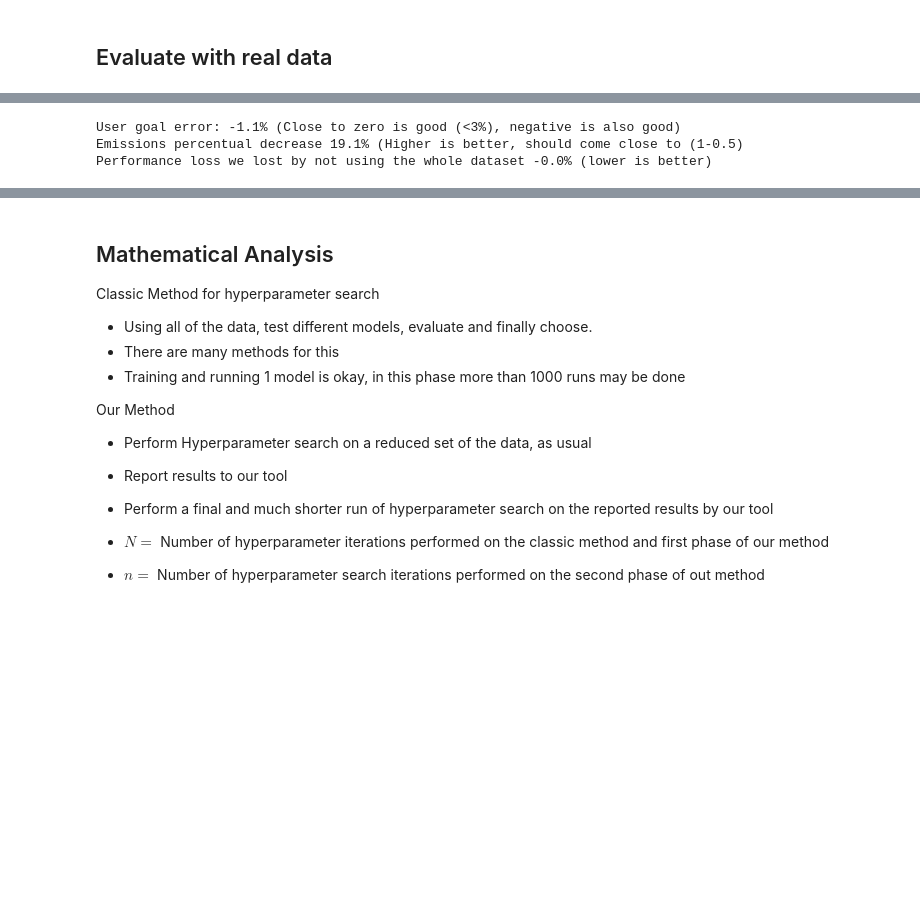
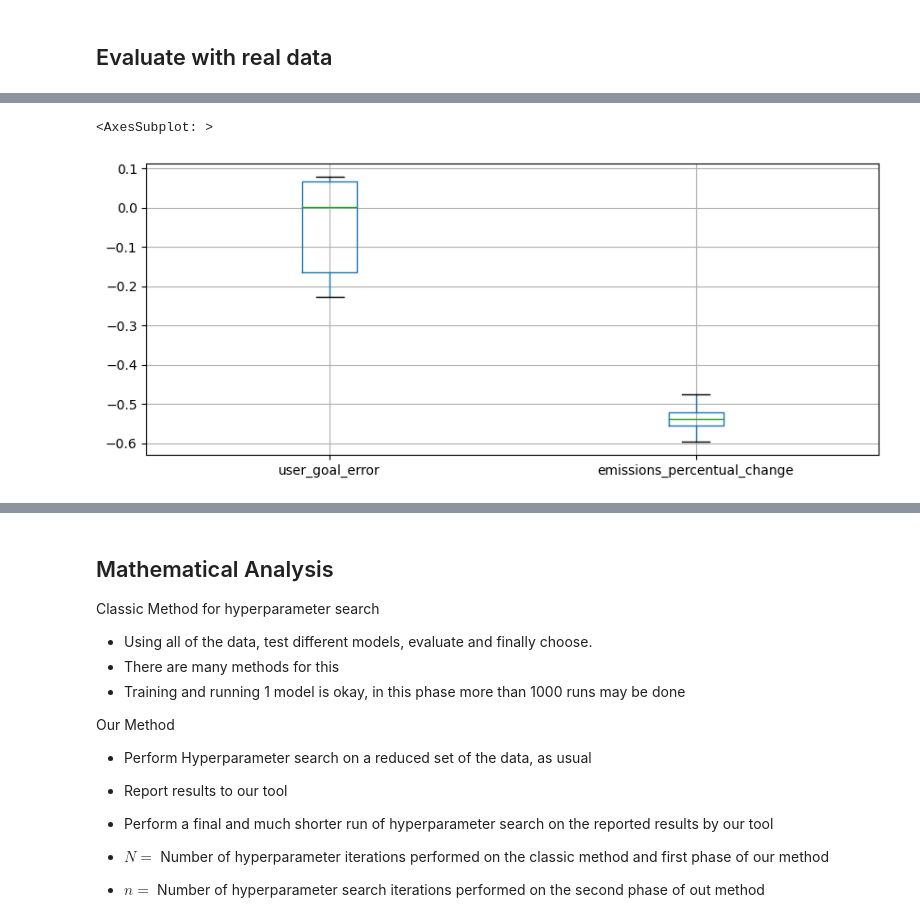
Before and after one commit to mfanselmo/Time-Series-Classification-GreenAI, a Jupyter notebook: tool-analysis/notebook.ipynb, the cells around one changed output, grey strips where cells are left out. Saved outputs shown, nothing was run; the diff lists cells and outputs as text; code cells hidden in the pictures; blank space fills up the shorter version.

```diff
--- a/tool-analysis/notebook.ipynb
+++ b/tool-analysis/notebook.ipynb
@@ -370,17 +411,16 @@ for sample in test_df.iterrows():
 
 results_df = pd.DataFrame(results)
 # %%
-summary_columns = ['user_goal_error', 'emissions_percentual_decrease', 'performance_loss_vs_full_dataset', 'tool_suggested_dataset_percent']
+summary_columns = ['user_goal_error', 'emissions_percentual_change']
 
-user_goal_error, emissions_percentual_decrease, performance_loss_vs_full_dataset, tool_suggested_dataset_percent = results_df.query(f"phase_one_hyperparameter_search_iterations == {hyper_search_iterations[-1]}")[summary_columns].mean(numeric_only=True)
+results_with_all_iterations = results_df.query(f"phase_one_hyperparameter_search_iterations == {hyper_search_iterations[-1]}")
 
-print(f"User goal error: {show_percentage(user_goal_error)} (Close to zero is good (<3%), negative is also good)")
-print(f"Emissions percentual decrease {show_percentage(-emissions_percentual_decrease)} (Higher is better, should come close to (1-0.5)")
-print(f"Performance loss we lost by not using the whole dataset {show_percentage(performance_loss_vs_full_dataset)} (lower is better)")
+results_with_all_iterations.boxplot(column=summary_columns)
+
+# results_with_all_iterations
 # %% [output]
-User goal error: -1.1% (Close to zero is good (<3%), negative is also good)
-Emissions percentual decrease 19.1% (Higher is better, should come close to (1-0.5)
-Performance loss we lost by not using the whole dataset -0.0% (lower is better)
+<AxesSubplot: >
+[figure, added]
 # %%
 for (dataset, model, metric), group in results_df.groupby(['dataset','model','metric']):
     fig, (ax1, ax2) = plt.subplots(1, 2)
```
Also changed, not shown: parts of 11 cells of this notebook, 31 other files.
